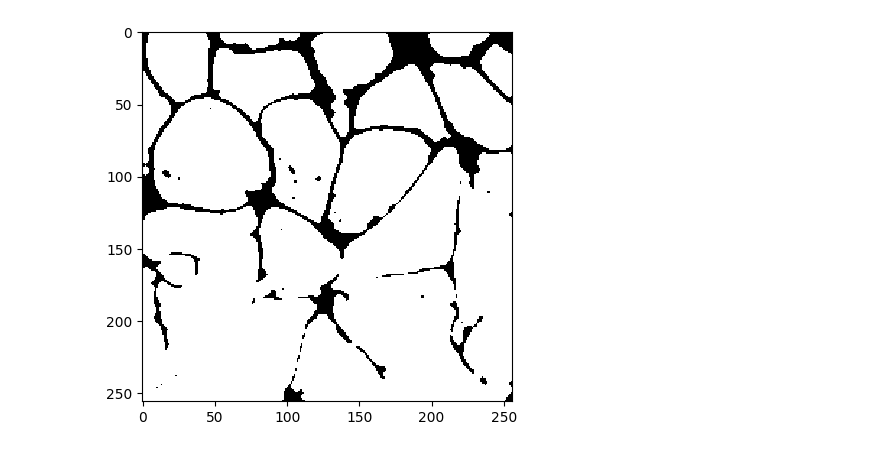
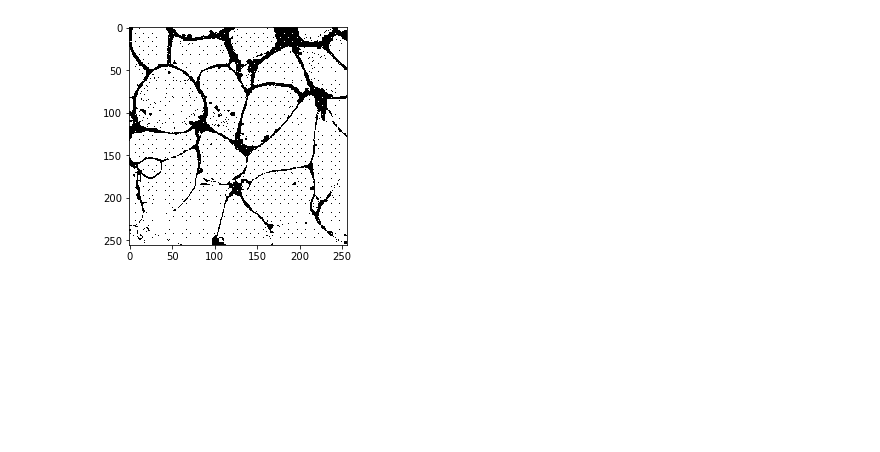
Before and after one commit to clEsperanto/pyclesperanto_prototype, a Jupyter notebook: demo/segmentation/level_set_segmentation.ipynb, the cells around one changed output. Cells and saved outputs as stored; diff of their text form; code cells hidden in the pictures; blank space fills up the shorter version.

```diff
--- a/demo/segmentation/level_set_segmentation.ipynb
+++ b/demo/segmentation/level_set_segmentation.ipynb
@@ -16 +33,3 @@ print(image.shape)
+# %%
+image2d = cells3d()[30,0,...]
 # %%
@@ -21,7 +40,5 @@ cle.imshow(result_gpu)
 # %%
-from skimage.segmentation import morphological_chan_vese
-
-result_cpu = morphological_chan_vese(image, num_iter=50, smoothing=1)
+result_cpu = morphological_chan_vese(image2d, iterations=50, smoothing=0)
 cle.imshow(result_cpu)
 # %% [output]
-[figure, old version]
+[figure, new version]
```
Also changed, not shown: parts of 6 cells of this notebook, 1 other file.
